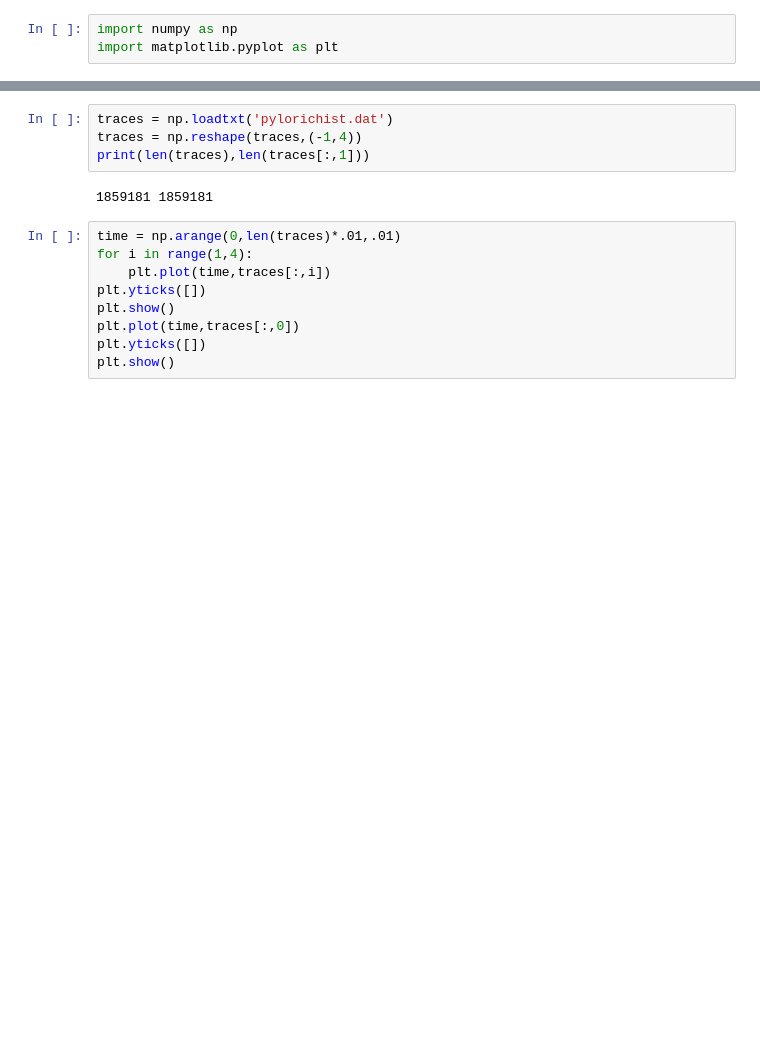
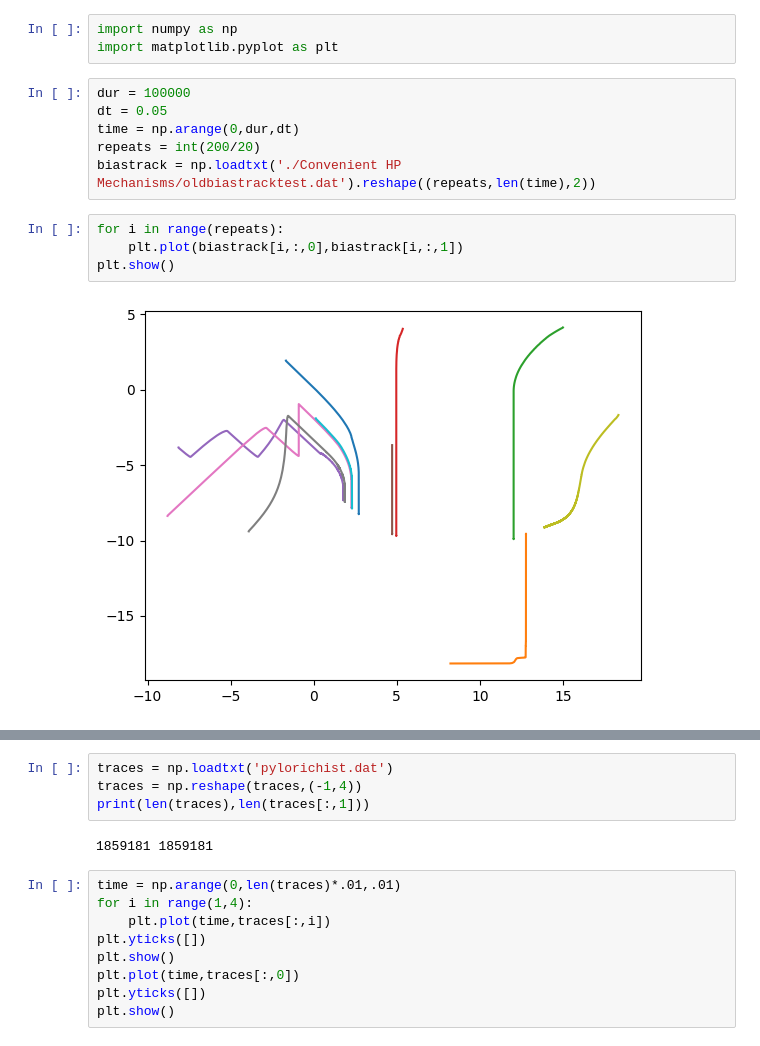
Before and after one commit to ljstolting/EvolvingHP, a Jupyter notebook: Cpp/Viztest.ipynb, the cells around one changed output, grey strips where cells are left out. Saved outputs shown, nothing was run; the diff lists cells and outputs as text; blank space fills up the shorter version.

```diff
--- a/Cpp/Viztest.ipynb
+++ b/Cpp/Viztest.ipynb
@@ -1,3 +1,15 @@
 # %%
 import numpy as np
 import matplotlib.pyplot as plt
+# %%
+dur = 100000
+dt = 0.05
+time = np.arange(0,dur,dt)
+repeats = int(200/20)
+biastrack = np.loadtxt('./Convenient HP Mechanisms/oldbiastracktest.dat').reshape((repeats,len(time),2))
+# %%
+for i in range(repeats):
+    plt.plot(biastrack[i,:,0],biastrack[i,:,1])
+plt.show()
+# %% [output]
+[figure, added]
```
Also changed, not shown: parts of 1 cell of this notebook, 11 other files.
